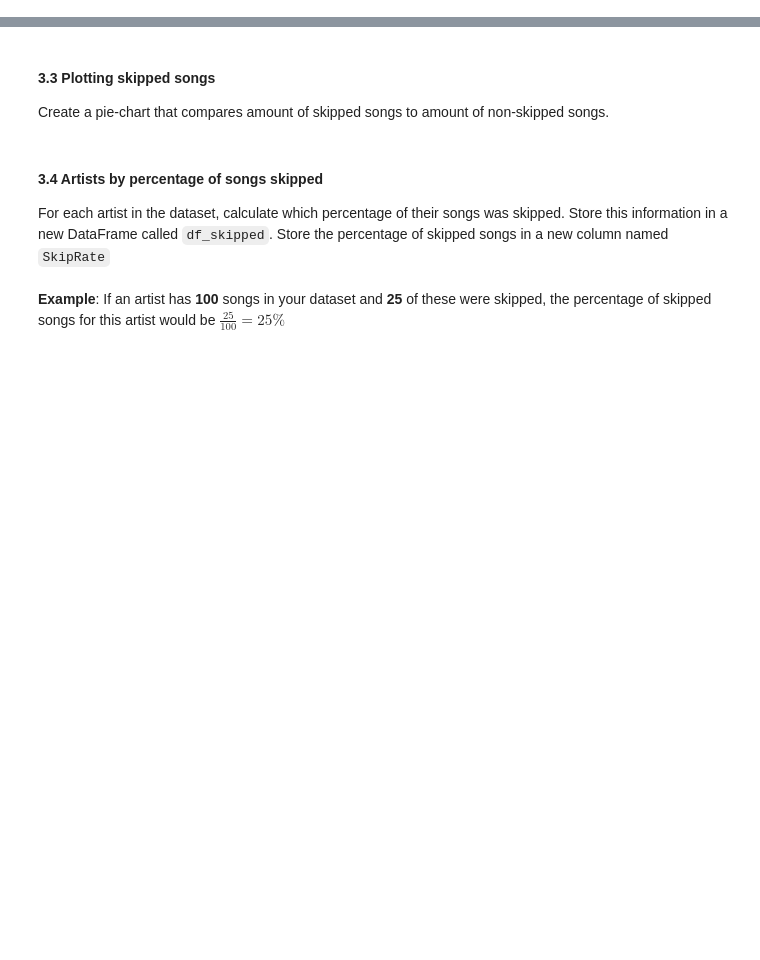
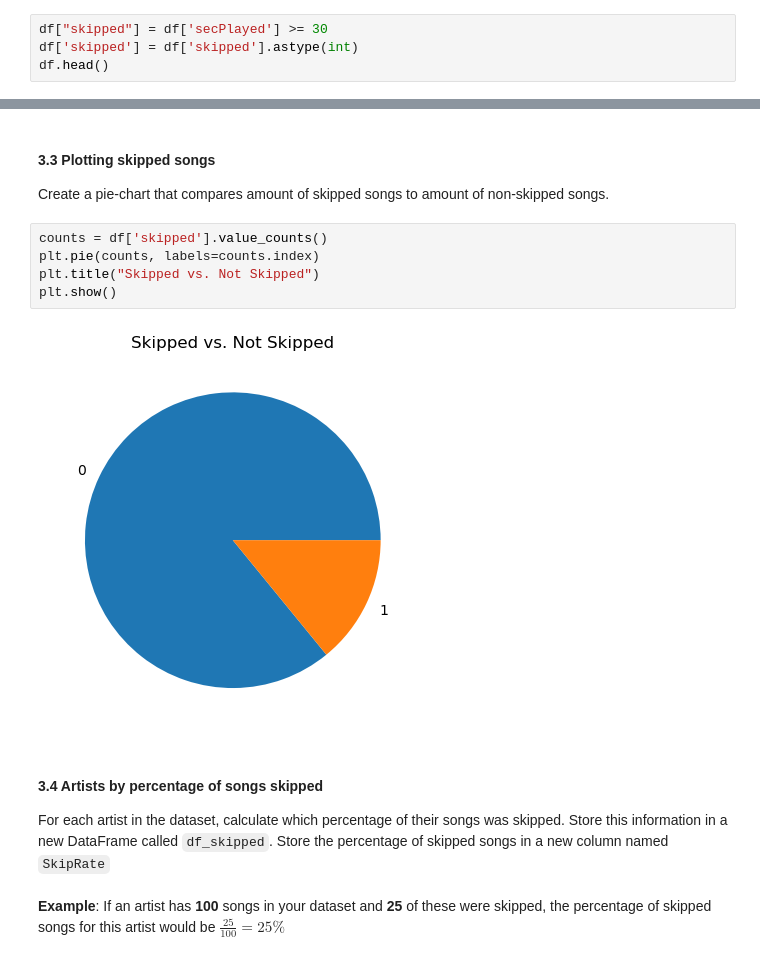
Before and after one commit to fredericstrand/DAT200, a Jupyter notebook: assignment/CA1_spotify.ipynb, the cells around one changed output, grey strips where cells are left out. Drawn from its saved outputs; the diff is of its cells as text; blank space fills up the shorter version.

```diff
--- a/assignment/CA1_spotify.ipynb
+++ b/assignment/CA1_spotify.ipynb
@@ -304,3 +304,7 @@ plt.show()
 #### 3.2 Analysing skipped songs
 Determining whether a song was skipped or listened to can be challenging. For this analysis, we'll simplify by defining a skipped song as any track played for less than 30 seconds. Conversely, a song played for 30 seconds or more is considered listened to. \
  Add a column to your DataFrame to reflect this criteria: set the value to 1 if the song was played for less than 30 seconds (indicating a skipped song), and 0 if it was played for 30 seconds or longer.
+# %%
+df["skipped"] = df['secPlayed'] >= 30
+df['skipped'] = df['skipped'].astype(int)
+df.head()
@@ -307,6 +318,13 @@ Determining whether a song was skipped or listened to can be challenging. For th
 # %% [markdown]
 #### 3.3 Plotting skipped songs
 Create a pie-chart that compares amount of skipped songs to amount of non-skipped songs.
+# %%
+counts = df['skipped'].value_counts()
+plt.pie(counts, labels=counts.index)
+plt.title("Skipped vs. Not Skipped")
+plt.show()
+# %% [output]
+[figure, added]
 # %% [markdown]
 #### 3.4 Artists by percentage of songs skipped
 For each artist in the dataset, calculate which percentage of their songs was skipped. Store this information in a new DataFrame called `df_skipped`. Store the percentage of skipped songs in a new column named `SkipRate`\
```
Also changed, not shown: parts of 9 cells of this notebook.
